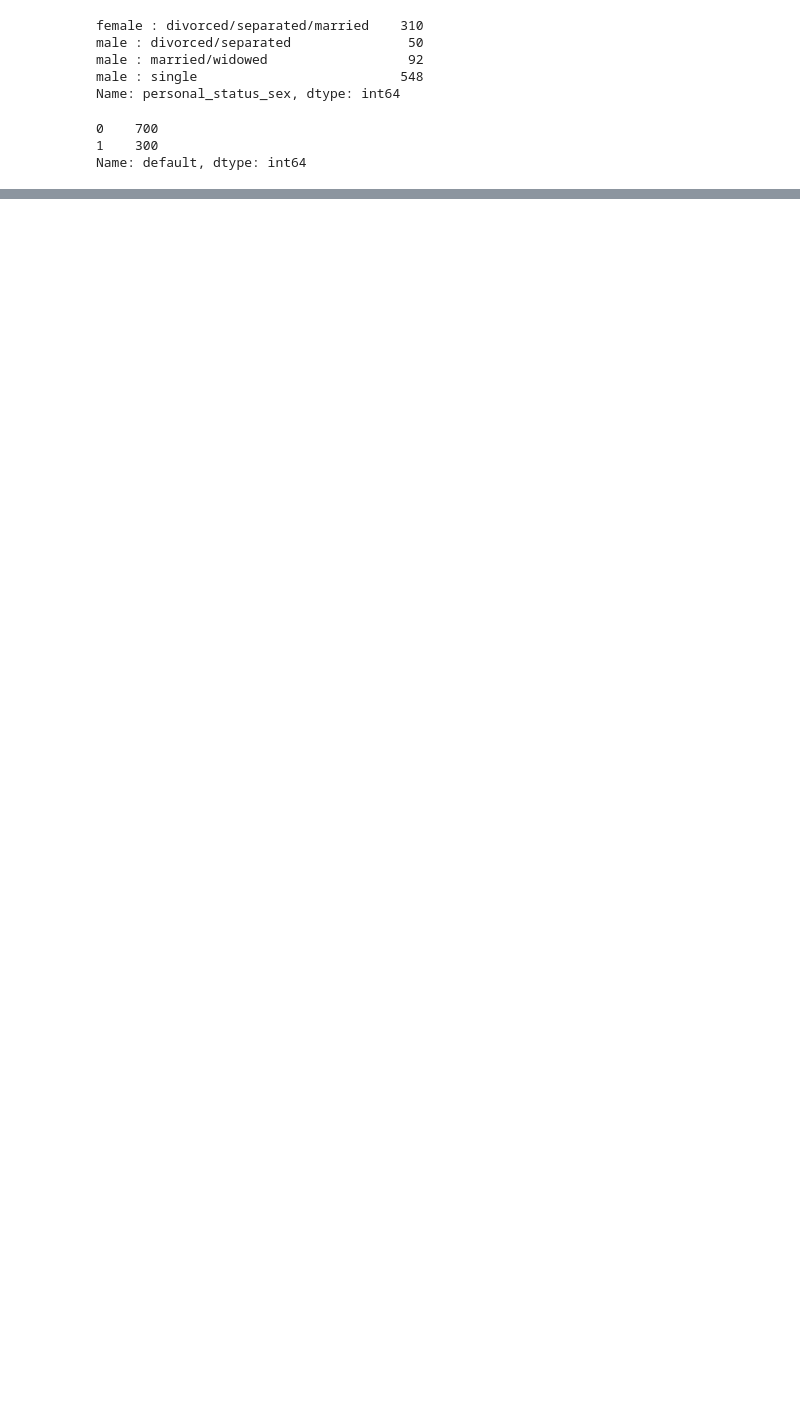
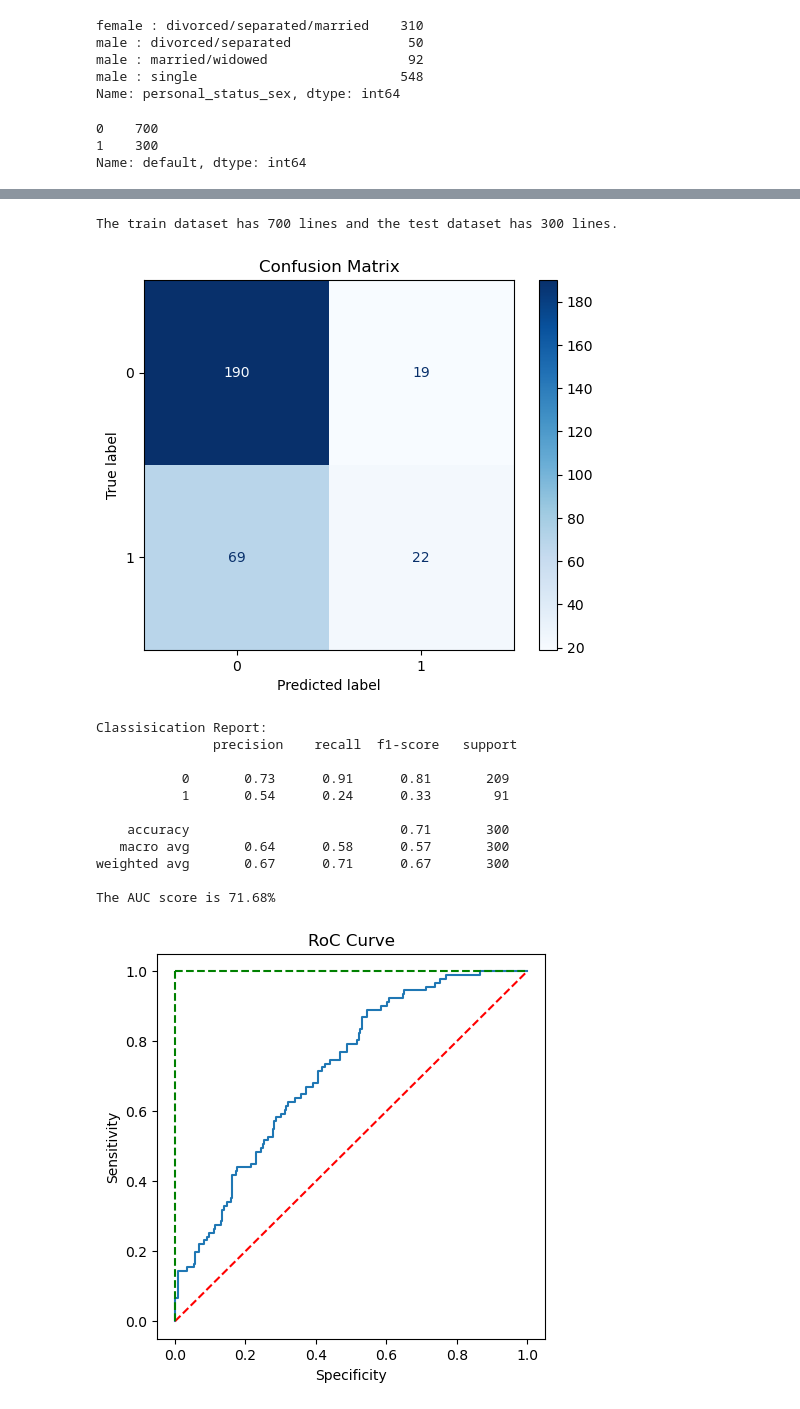
Before and after one commit to BrunoASNascimento/ml_study, a Jupyter notebook: logistic_regression/machine-learning-credit-scoring.ipynb, the cells around one changed output, grey strips where cells are left out. Cells and saved outputs as stored; diff of their text form; code cells hidden in the pictures; blank space fills up the shorter version.

```diff
--- a/logistic_regression/machine-learning-credit-scoring.ipynb
+++ b/logistic_regression/machine-learning-credit-scoring.ipynb
@@ -329,0 +390,56 @@ Name: default, dtype: int64
+# %%
+def run_model(data_base,classificator):
+    x, y = data_base.drop(columns=['default']), data_base['default']
+    x_train, x_test, y_train, y_test = train_test_split(
+        x, y,
+        test_size=0.3,
+        random_state=SEED
+    )
+    print(
+        f'The train dataset has {x_train.shape[0]} lines and the test dataset has {x_test.shape[0]} lines.')
+    model = classificator.fit(x_train, y_train)
+
+    predicts = model.predict(x_test)
+    confusion_matrix_model = confusion_matrix(y_test, predicts)
+    display_confusion_matrix = ConfusionMatrixDisplay(confusion_matrix_model, display_labels=model_lr.classes_)
+
+    display_confusion_matrix.plot(cmap=plt.cm.Blues,values_format='.3g')
+    plt.title('Confusion Matrix')
+    plt.show()
+    print(f'Classisication Report: \n {classification_report(y_test, predicts)}')
+
+    probabilities_model = model.predict_proba(x_test)[:, 1]
+    tfp, tvp, thresholds = roc_curve(y_test, probabilities_model)
+    print(f'The AUC score is {roc_auc_score(y_test, probabilities_model):.2%}')
+
+    plt.subplots(1, figsize=(5, 5))
+    plt.title('RoC Curve')
+    plt.plot(tfp, tvp)
+    plt.xlabel('Specificity')
+    plt.ylabel('Sensitivity')
+    plt.plot([0, 1], ls="--", c="red")
+    plt.plot([0, 0], [1, 0], ls="--", c="green")
+    plt.plot([1, 1], ls="--", c="green")
+    plt.show()
+
+
+    print(100*'-')
+
+    return model, confusion_matrix_model
+# %%
+run_model(df_german_credit, LogisticRegression(max_iter=1_000))
+# %% [output]
+The train dataset has 700 lines and the test dataset has 300 lines.
+[figure, added]
+Classisication Report:
+               precision    recall  f1-score   support
+
+           0       0.73      0.91      0.81       209
+           1       0.54      0.24      0.33        91
+
+    accuracy                           0.71       300
+   macro avg       0.64      0.58      0.57       300
+weighted avg       0.67      0.71      0.67       300
+
+The AUC score is 71.68%
+[figure, added]
```
Also changed, not shown: parts of 6 cells of this notebook.
